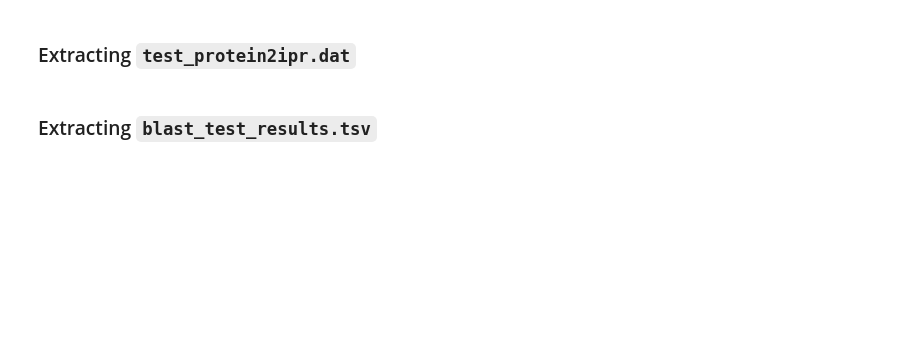
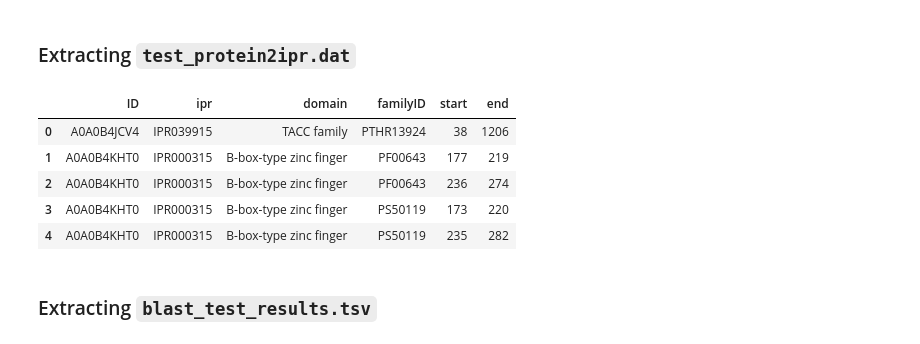
Before and after one commit to mattiazza/protein_function_prediction, a Jupyter notebook: bd_project/datasets_creation.ipynb, the cells around one changed output. Saved outputs shown, nothing was run; the diff lists cells and outputs as text; code cells hidden in the pictures; blank space fills up the shorter version.

Commit message:
start of test set

```diff
--- a/bd_project/datasets_creation.ipynb
+++ b/bd_project/datasets_creation.ipynb
@@ -436,4 +542,19 @@ In this section we are **creating the Test set**, fusing togheter the data from:
 # %% [markdown]
 ### Extracting `test_protein2ipr.dat`
+# %%
+test_protein2ipr = pd.read_csv(test_data_path / 'test_protein2ipr.dat', sep='\t')
+
+# Rename Protein_ID and aspect columns
+test_protein2ipr.columns = ['ID', 'ipr', 'domain', 'familyID', 'start', 'end']
+
+# Display the first few rows
+test_protein2ipr.head()
+# %% [output]
+|  | ID | ipr | domain | familyID | start | end |
+| 0 | A0A0B4JCV4 | IPR039915 | TACC family | PTHR13924 | 38 | 1206 |
+| 1 | A0A0B4KHT0 | IPR000315 | B-box-type zinc finger | PF00643 | 177 | 219 |
+| 2 | A0A0B4KHT0 | IPR000315 | B-box-type zinc finger | PF00643 | 236 | 274 |
+| 3 | A0A0B4KHT0 | IPR000315 | B-box-type zinc finger | PS50119 | 173 | 220 |
+| 4 | A0A0B4KHT0 | IPR000315 | B-box-type zinc finger | PS50119 | 235 | 282 |
 # %% [markdown]
 ### Extracting `blast_test_results.tsv`
```
Also changed, not shown: parts of 14 cells of this notebook.
